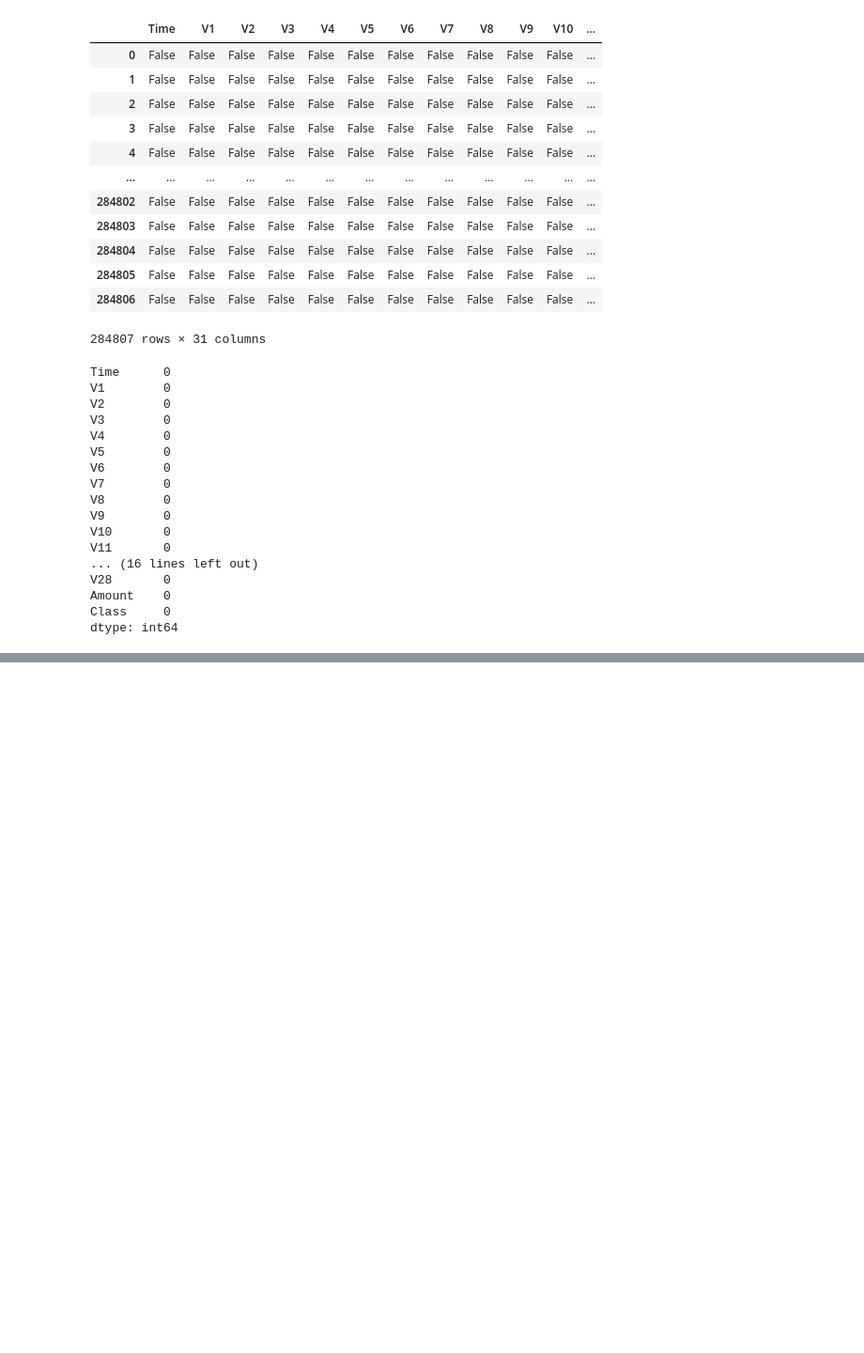
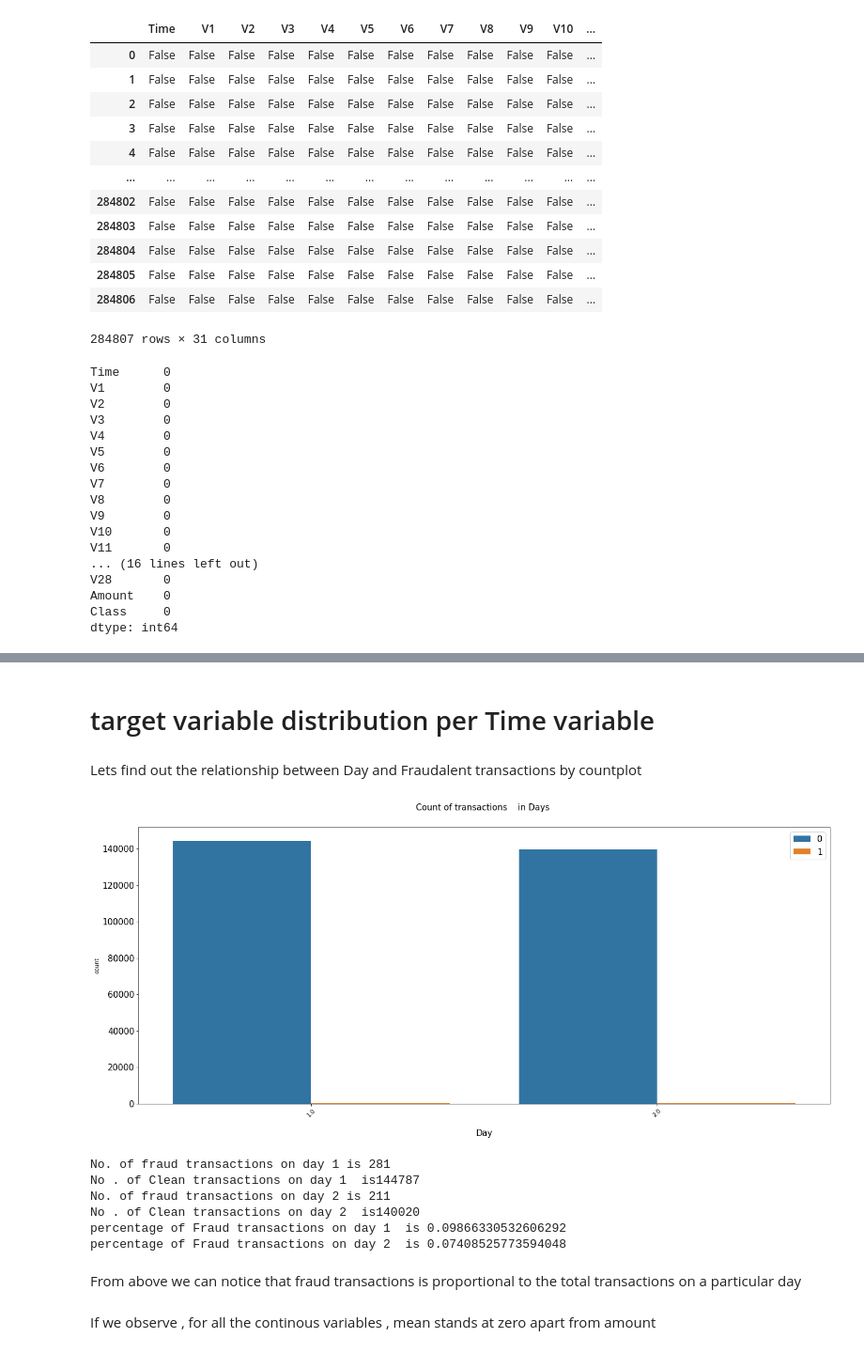
Before and after one commit to vinny956/MyRepository, a Jupyter notebook: CreditCardFraudAnalysis.ipynb, the cells around one changed output, grey strips where cells are left out. Shown at 94% size. Saved outputs shown, nothing was run; the diff lists cells and outputs as text; code cells hidden in the pictures; blank space fills up the shorter version.

```diff
--- a/CreditCardFraudAnalysis.ipynb
+++ b/CreditCardFraudAnalysis.ipynb
@@ -103,0 +286,4 @@ dtype: int64
+# %%
+train_dummy.loc[train_dummy['Time']<=86400,'Time']=1
+train_dummy.loc[train_dummy['Time']>86400,'Time']=2
+train_dummy
@@ -103,0 +304,2 @@ dtype: int64
+# %%
+train_dummy.Time=pd.Categorical(train_dummy.Time)
@@ -103,0 +380,36 @@ dtype: int64
+# %% [markdown]
+# target variable distribution per Time variable
+# %% [markdown]
+Lets find out the relationship between Day and Fraudalent transactions by countplot
+# %%
+#train_dummy=train
+figure,axs=plt.subplots(figsize=(22,9))
+sns.countplot(x='Time',data=train_dummy,hue='Class')
+plt.xticks(rotation=45)
+plt.xlabel('Day',size=15,labelpad=20)
+plt.tick_params(axis='x', labelsize=10)
+plt.tick_params(axis='y', labelsize=15)
+plt.legend(['0','1'],loc='upper right',prop={'size':15})
+plt.title('Count of transactions    in {} '.format('Days'), size=15, y=1.05)
+
+plt.show()
+# %% [output]
+[figure, added]
+# %%
+print('No. of fraud transactions on day 1 is '+str(len(train_dummy[(train_dummy['Class']==1) & (train_dummy['Time']==1)])))
+print('No . of Clean transactions on day 1  is'+str(len(train_dummy[train_dummy['Time']==1])))
+print('No. of fraud transactions on day 2 is '+str(len(train_dummy[(train_dummy['Class']==1) & (train_dummy['Time']==2)])))
+print('No . of Clean transactions on day 2  is'+str(len(train_dummy[train_dummy['Time']==2])))
+print ('percentage of Fraud transactions on day 1  is ' + str(train_dummy[(train_dummy['Class']==1) & (train_dummy['Time']==1)].count()[0]/train_dummy['Class'].count()*100))
+print ('percentage of Fraud transactions on day 2  is ' + str(train_dummy[(train_dummy['Class']==1) & (train_dummy['Time']==2)].count()[0]/train_dummy['Class'].count()*100))
+# %% [output]
+No. of fraud transactions on day 1 is 281
+No . of Clean transactions on day 1  is144787
+No. of fraud transactions on day 2 is 211
+No . of Clean transactions on day 2  is140020
+percentage of Fraud transactions on day 1  is 0.09866330532606292
+percentage of Fraud transactions on day 2  is 0.07408525773594048
+# %% [markdown]
+From above we can notice that fraud transactions is proportional to the total transactions on a particular day
+# %% [markdown]
+If we observe , for all the continous variables , mean stands at zero apart from amount
```
Also changed, not shown: parts of 129 cells of this notebook.
